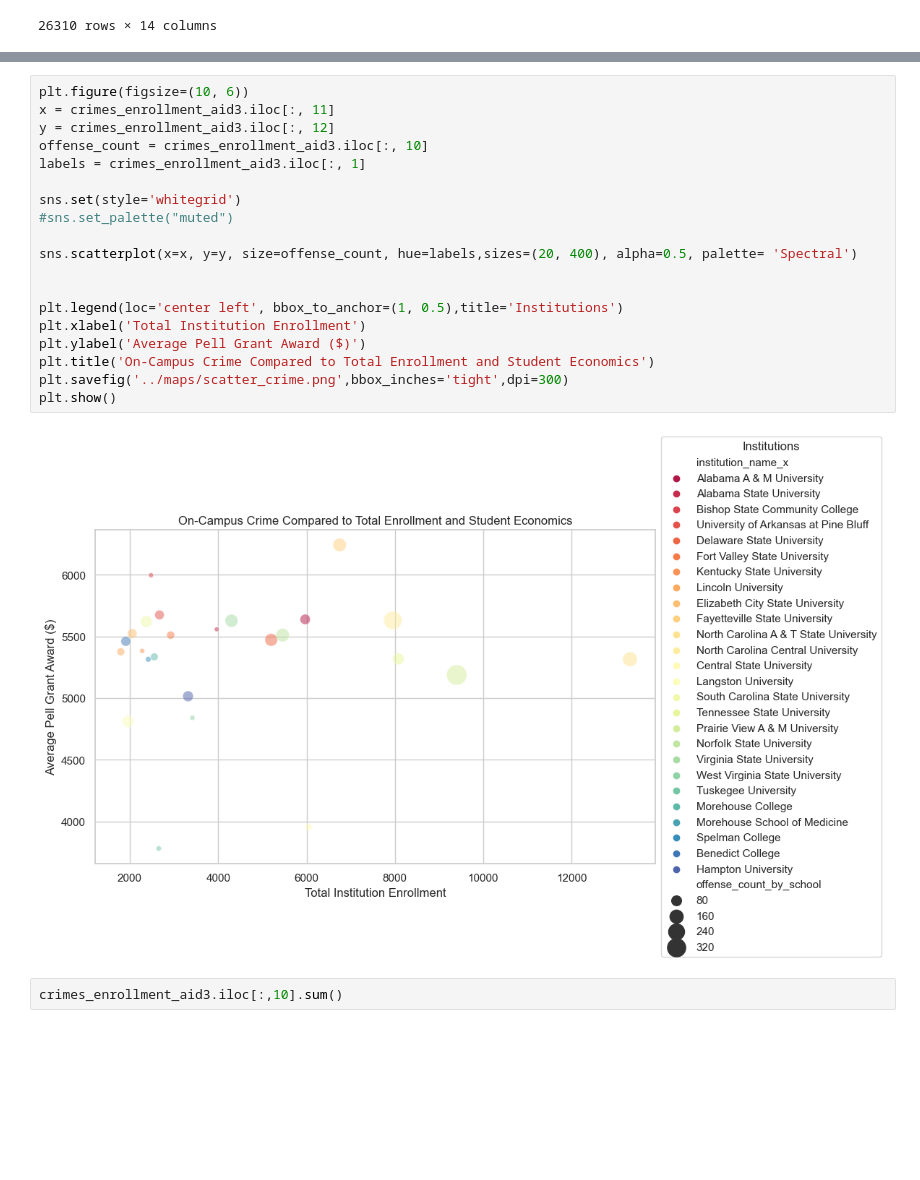
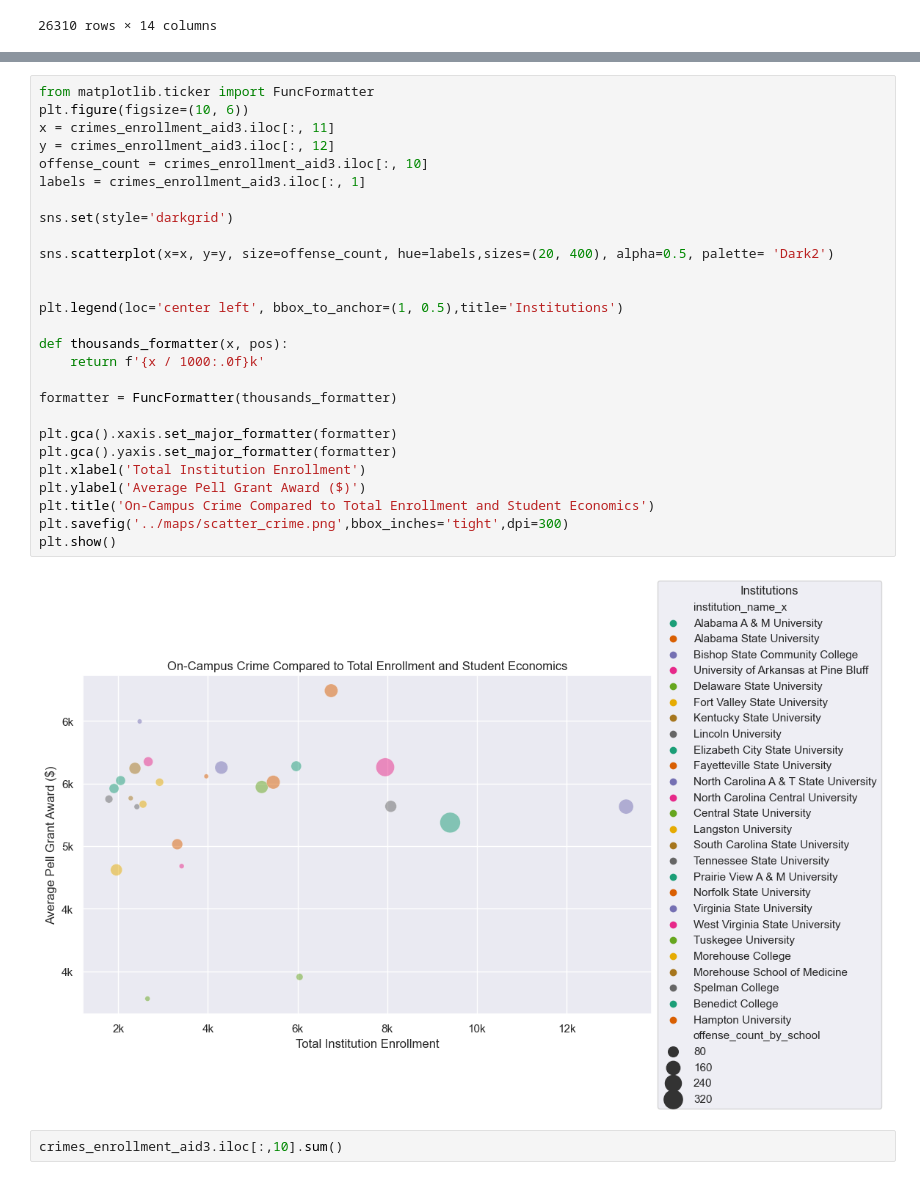
Before and after one commit to mhm516/HBCU_Analysis_Capstone, a Jupyter notebook: notebook/crime_analysis.ipynb, the cells around one changed output, grey strips where cells are left out. Saved outputs shown, nothing was run; the diff lists cells and outputs as text; blank space fills up the shorter version.

```diff
--- a/notebook/crime_analysis.ipynb
+++ b/notebook/crime_analysis.ipynb
@@ -636,26 +636,34 @@ Data columns (total 14 columns):
 dtypes: float64(4), int64(6), object(4)
 memory usage: 3.0+ KB
 # %%
+from matplotlib.ticker import FuncFormatter
 plt.figure(figsize=(10, 6))
 x = crimes_enrollment_aid3.iloc[:, 11]
 y = crimes_enrollment_aid3.iloc[:, 12]
 offense_count = crimes_enrollment_aid3.iloc[:, 10]
 labels = crimes_enrollment_aid3.iloc[:, 1]
 
-sns.set(style='whitegrid')
-#sns.set_palette("muted")
+sns.set(style='darkgrid')
 
-sns.scatterplot(x=x, y=y, size=offense_count, hue=labels,sizes=(20, 400), alpha=0.5, palette= 'Spectral')
+sns.scatterplot(x=x, y=y, size=offense_count, hue=labels,sizes=(20, 400), alpha=0.5, palette= 'Dark2')
 
 
 plt.legend(loc='center left', bbox_to_anchor=(1, 0.5),title='Institutions')
+
+def thousands_formatter(x, pos):
+    return f'{x / 1000:.0f}k'
+
+formatter = FuncFormatter(thousands_formatter)
+
+plt.gca().xaxis.set_major_formatter(formatter)
+plt.gca().yaxis.set_major_formatter(formatter)
 plt.xlabel('Total Institution Enrollment')
 plt.ylabel('Average Pell Grant Award ($)')
 plt.title('On-Campus Crime Compared to Total Enrollment and Student Economics')
 plt.savefig('../maps/scatter_crime.png',bbox_inches='tight',dpi=300)
 plt.show()
 # %% [output]
-[figure, old version]
+[figure, new version]
 # %%
 crimes_enrollment_aid3.iloc[:,10].sum()
 # %% [output]
```
Also changed, not shown: parts of 3 cells of this notebook.
